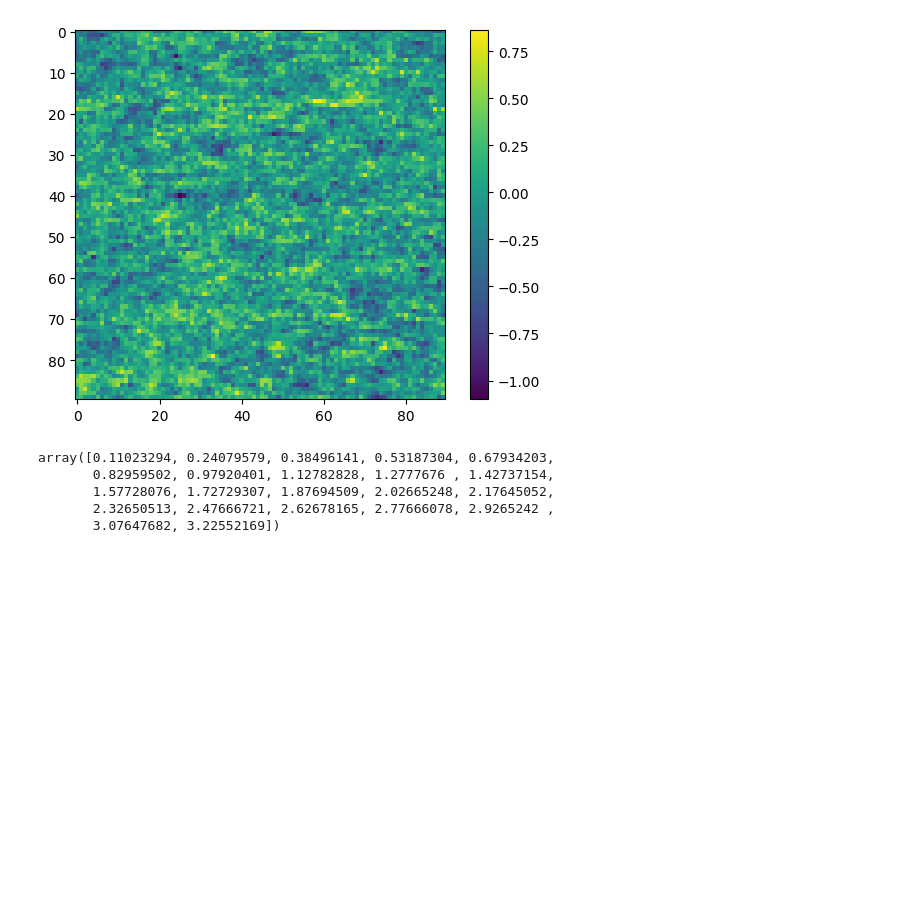
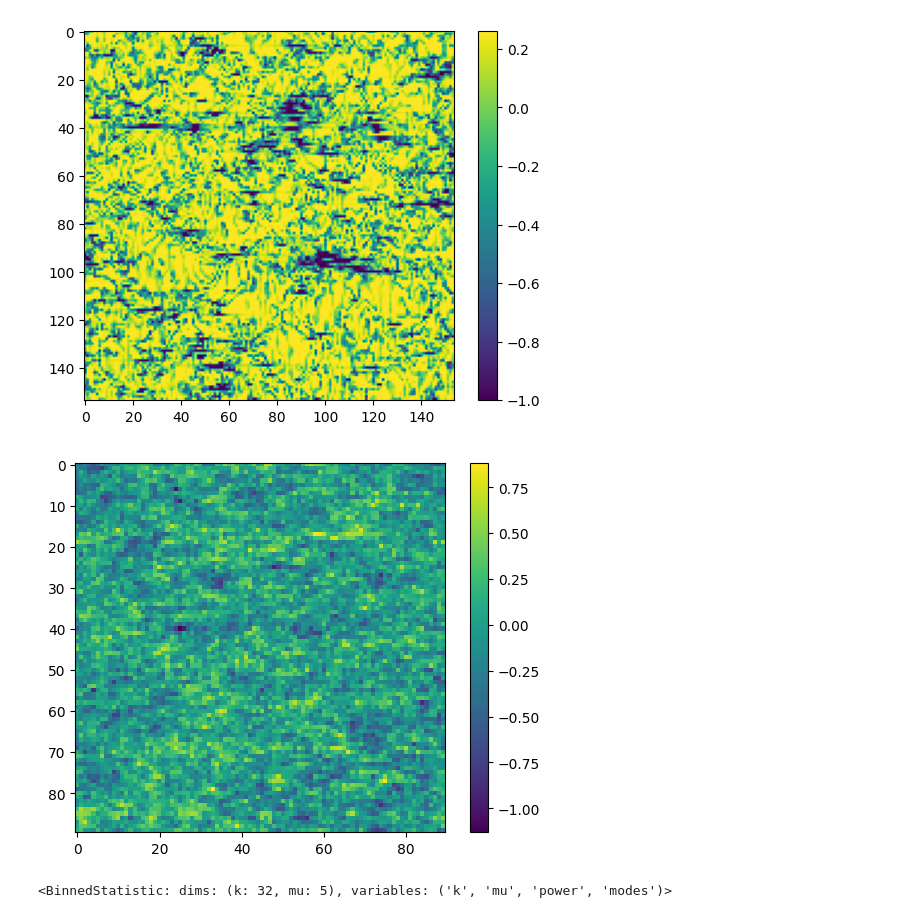
Before and after one commit to guoqigithub/MAPLE-test, a Jupyter notebook: test_power.ipynb, the cells around one changed output. Drawn from its saved outputs; the diff is of its cells as text; code cells hidden in the pictures; blank space fills up the shorter version.

```diff
--- a/test_power.ipynb
+++ b/test_power.ipynb
@@ -2,20 +2,24 @@
 import numpy as np
 import nbodykit
 # %%
-# flux_red= np.load("flux_red.npy")
+lin_modes_sim = np.load("./tau_mesh_red_CRO512.npy")
+flux_sim = np.exp(-lin_modes_sim)
+delta_flux_sim = flux_sim/np.mean(flux_sim)-1
 
-flux_ex = np.load("example_gen_field.npy")
+delta_flux_ex = np.load("example_gen_field.npy")
 # %%
 # %pylab inline
-# imshow(flux_red[0])
-# colorbar()
-# show()
 import matplotlib.pyplot as plt
-plt.imshow(flux_ex[0])
+plt.imshow(delta_flux_sim[0])
 plt.colorbar()
 plt.show()
+
+plt.imshow(delta_flux_ex[0])
+plt.colorbar()
+plt.show()
 # %% [output]
-[figure, old version]
+[figure, new version]
+[figure, added]
 # %%
 #looks different, but that isn't a huge suprise... lets see what the ps looks like!
 # %%
@@ -37,9 +30,5 @@ Pk_l4 = m_array[l4,2]
-# %%
-k_l0
-# %% [output]
-array([0.11023294, 0.24079579, 0.38496141, 0.53187304, 0.67934203,
-       0.82959502, 0.97920401, 1.12782828, 1.2777676 , 1.42737154,
-       1.57728076, 1.72729307, 1.87694509, 2.02665248, 2.17645052,
-       2.32650513, 2.47666721, 2.62678165, 2.77666078, 2.9265242 ,
-       3.07647682, 3.22552169])
+# %%
+poles_red
+# %% [output]
+<BinnedStatistic: dims: (k: 32, mu: 5), variables: ('k', 'mu', 'power', 'modes')>
 # %%
```
Also changed, not shown: parts of 8 cells of this notebook.
